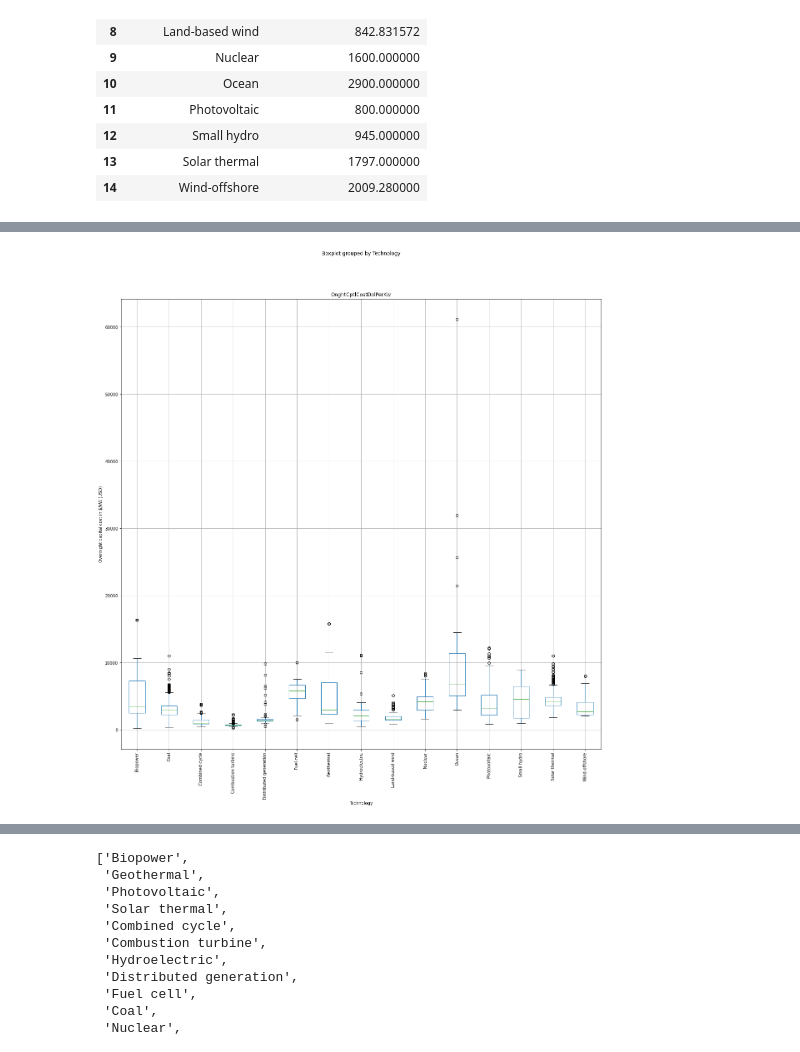
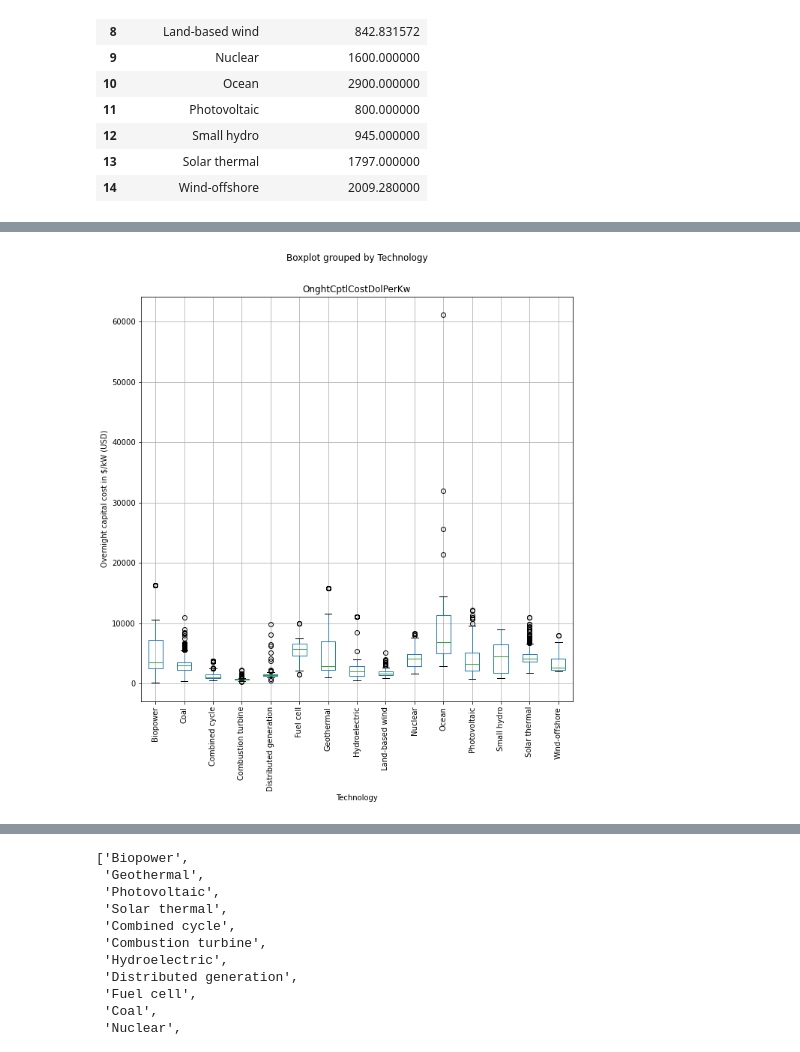
Before and after one commit to CFD-UTSA/EnergyGeneration, a Jupyter notebook: Final_Project_Draft.ipynb, the cells around one changed output, grey strips where cells are left out. Drawn from its saved outputs; the diff is of its cells as text; code cells hidden in the pictures.

```diff
--- a/Final_Project_Draft.ipynb
+++ b/Final_Project_Draft.ipynb
@@ -257,8 +277,8 @@ plt.xticks(rotation=90);
 # %%
 # Box and Whiskeer plot to see the outliers
-occsct1 = OCC.boxplot(by = 'Technology' , column = ['OnghtCptlCostDolPerKw'], figsize=(20,20))
+occsct1 = OCC.boxplot(by = 'Technology' , column = ['OnghtCptlCostDolPerKw'], figsize=(10,10))
 occsct1.set_xlabel("Technology")
 occsct1.set_ylabel("Overnight capital cost in $/kW" + " (" + "USD" + ")")
 plt.xticks(rotation=90);
 # %% [output]
-[figure, old version]
+[figure, new version]
```
Also changed, not shown: parts of 19 cells of this notebook.
